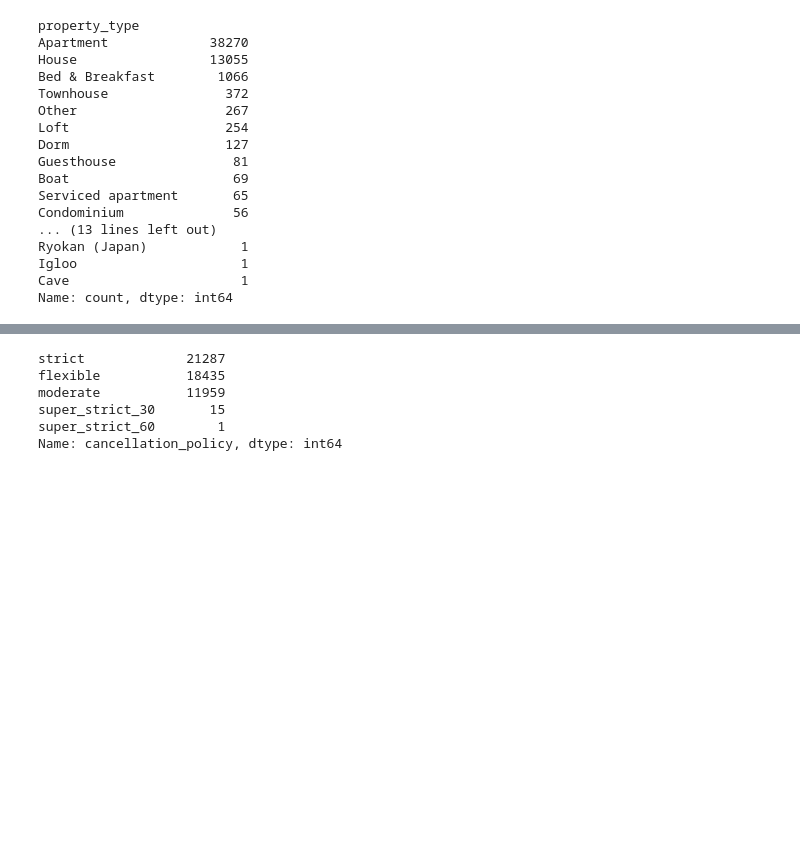
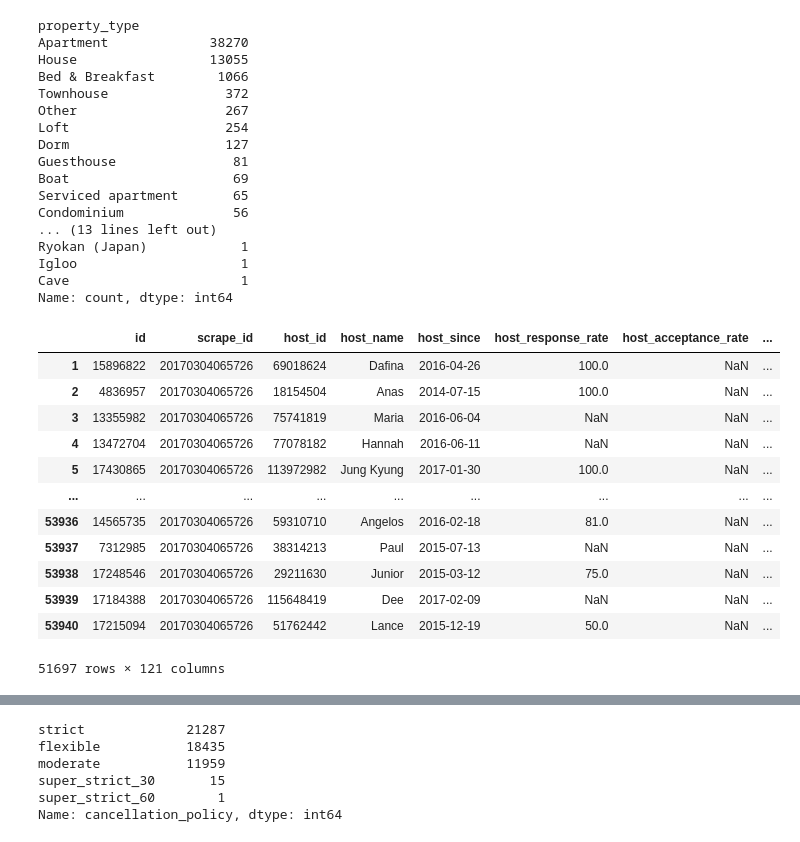
Before and after one commit to ZlataSparrow/codespaces-jupyter, a Jupyter notebook: notebooks/ch16-airbnb-prepare-london.ipynb, the cells around one changed output, grey strips where cells are left out. Saved outputs shown, nothing was run; the diff lists cells and outputs as text; code cells hidden in the pictures; blank space fills up the shorter version.

```diff
--- a/notebooks/ch16-airbnb-prepare-london.ipynb
+++ b/notebooks/ch16-airbnb-prepare-london.ipynb
@@ -61,6 +61,22 @@ Name: count, dtype: int64
 # %%
 # keep if property type is Apartment, House or Townhouse
 data = data.loc[lambda x: x["property_type"].isin(["Apartment", "House", "Townhouse"])]
+# %%
+data
+# %% [output]
+|  | id | scrape_id | host_id | host_name | host_since | host_response_rate | host_acceptance_rate | ... |
+| 1 | 15896822 | 20170304065726 | 69018624 | Dafina | 2016-04-26 | 100.0 | NaN | ... |
+| 2 | 4836957 | 20170304065726 | 18154504 | Anas | 2014-07-15 | 100.0 | NaN | ... |
+| 3 | 13355982 | 20170304065726 | 75741819 | Maria | 2016-06-04 | NaN | NaN | ... |
+| 4 | 13472704 | 20170304065726 | 77078182 | Hannah | 2016-06-11 | NaN | NaN | ... |
+| 5 | 17430865 | 20170304065726 | 113972982 | Jung Kyung | 2017-01-30 | 100.0 | NaN | ... |
+| ... | ... | ... | ... | ... | ... | ... | ... | ... |
+| 53936 | 14565735 | 20170304065726 | 59310710 | Angelos | 2016-02-18 | 81.0 | NaN | ... |
+| 53937 | 7312985 | 20170304065726 | 38314213 | Paul | 2015-07-13 | NaN | NaN | ... |
+| 53938 | 17248546 | 20170304065726 | 29211630 | Junior | 2015-03-12 | 75.0 | NaN | ... |
+| 53939 | 17184388 | 20170304065726 | 115648419 | Dee | 2017-02-09 | NaN | NaN | ... |
+| 53940 | 17215094 | 20170304065726 | 51762442 | Lance | 2015-12-19 | 50.0 | NaN | ... |
+51697 rows × 121 columns
 # %%
 # rename Townhouse to House
 
```
Also changed, not shown: parts of 1 cell of this notebook.
